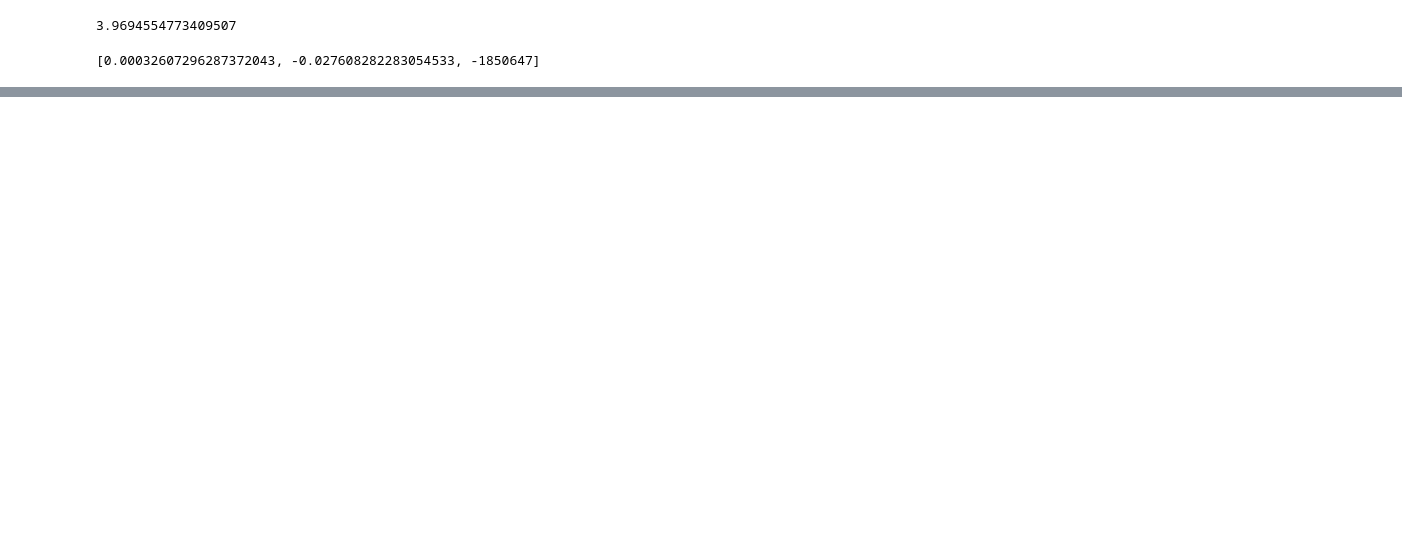
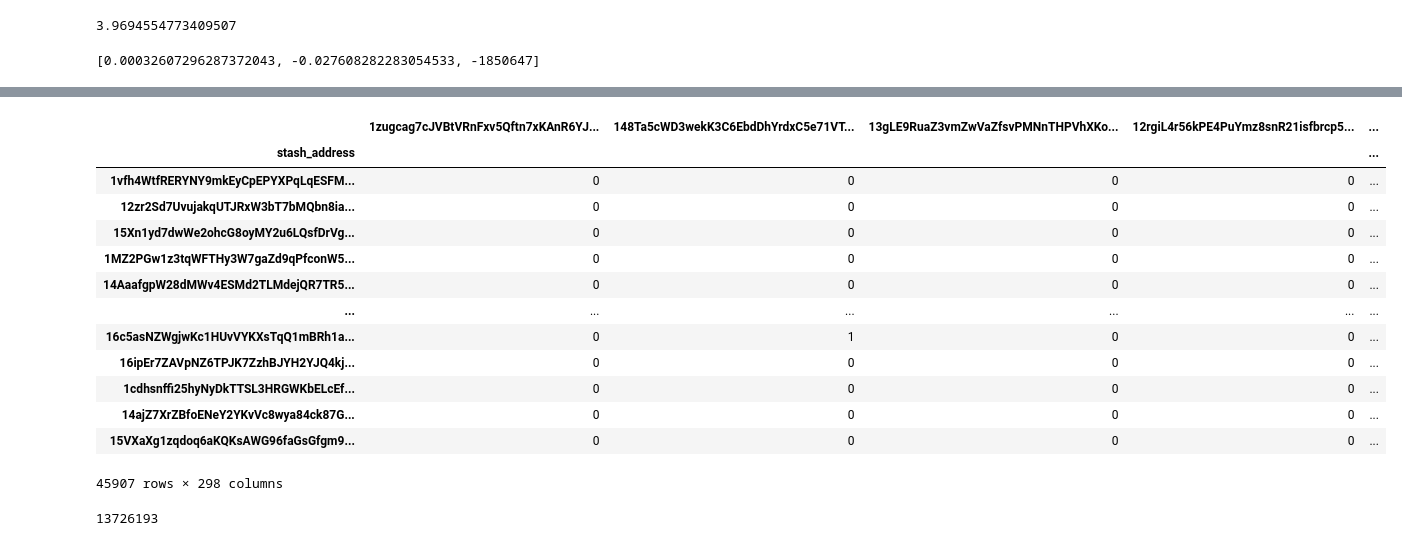
Before and after one commit to markopolo139/PolkadotProblemClasses, a Jupyter notebook: notebook.ipynb, the cells around one changed output, grey strips where cells are left out. Cells and saved outputs as stored; diff of their text form; code cells hidden in the pictures; blank space fills up the shorter version.

Commit message:
Add function for flattening solution

```diff
--- a/notebook.ipynb
+++ b/notebook.ipynb
@@ -499,0 +527,21 @@ calculateKpis(ref_sol)
+# %%
+ref_sol
+# %% [output]
+|  | 1zugcag7cJVBtVRnFxv5Qftn7xKAnR6YJ... | 148Ta5cWD3wekK3C6EbdDhYrdxC5e71VT... | 13gLE9RuaZ3vmZwVaZfsvPMNnTHPVhXKo... | 12rgiL4r56kPE4PuYmz8snR21isfbrcp5... | ... |
+| stash_address |  |  |  |  | ... |
+| 1vfh4WtfRERYNY9mkEyCpEPYXPqLqESFM... | 0 | 0 | 0 | 0 | ... |
+| 12zr2Sd7UvujakqUTJRxW3bT7bMQbn8ia... | 0 | 0 | 0 | 0 | ... |
+| 15Xn1yd7dwWe2ohcG8oyMY2u6LQsfDrVg... | 0 | 0 | 0 | 0 | ... |
+| 1MZ2PGw1z3tqWFTHy3W7gaZd9qPfconW5... | 0 | 0 | 0 | 0 | ... |
+| 14AaafgpW28dMWv4ESMd2TLMdejQR7TR5... | 0 | 0 | 0 | 0 | ... |
+| ... | ... | ... | ... | ... | ... |
+| 16c5asNZWgjwKc1HUvVYKXsTqQ1mBRh1a... | 0 | 1 | 0 | 0 | ... |
+| 16ipEr7ZAVpNZ6TPJK7ZzhBJYH2YJQ4kj... | 0 | 0 | 0 | 0 | ... |
+| 1cdhsnffi25hyNyDkTTSL3HRGWKbELcEf... | 0 | 0 | 0 | 0 | ... |
+| 14ajZ7XrZBfoENeY2YKvVc8wya84ck87G... | 0 | 0 | 0 | 0 | ... |
+| 15VXaXg1zqdoq6aKQKsAWG96faGsGfgm9... | 0 | 0 | 0 | 0 | ... |
+45907 rows × 298 columns
+# %%
+len(flatten_solution(ref_sol))
+# %% [output]
+13726193
```
Also changed, not shown: parts of 15 cells of this notebook.
